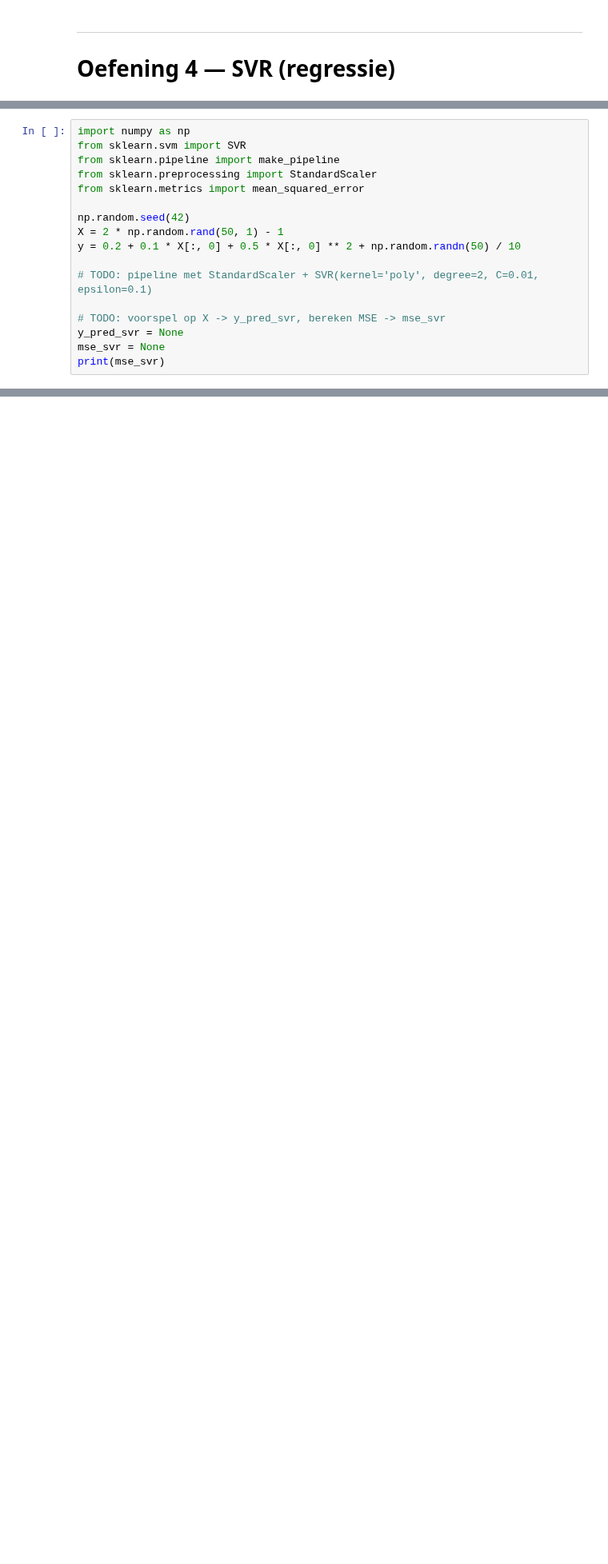
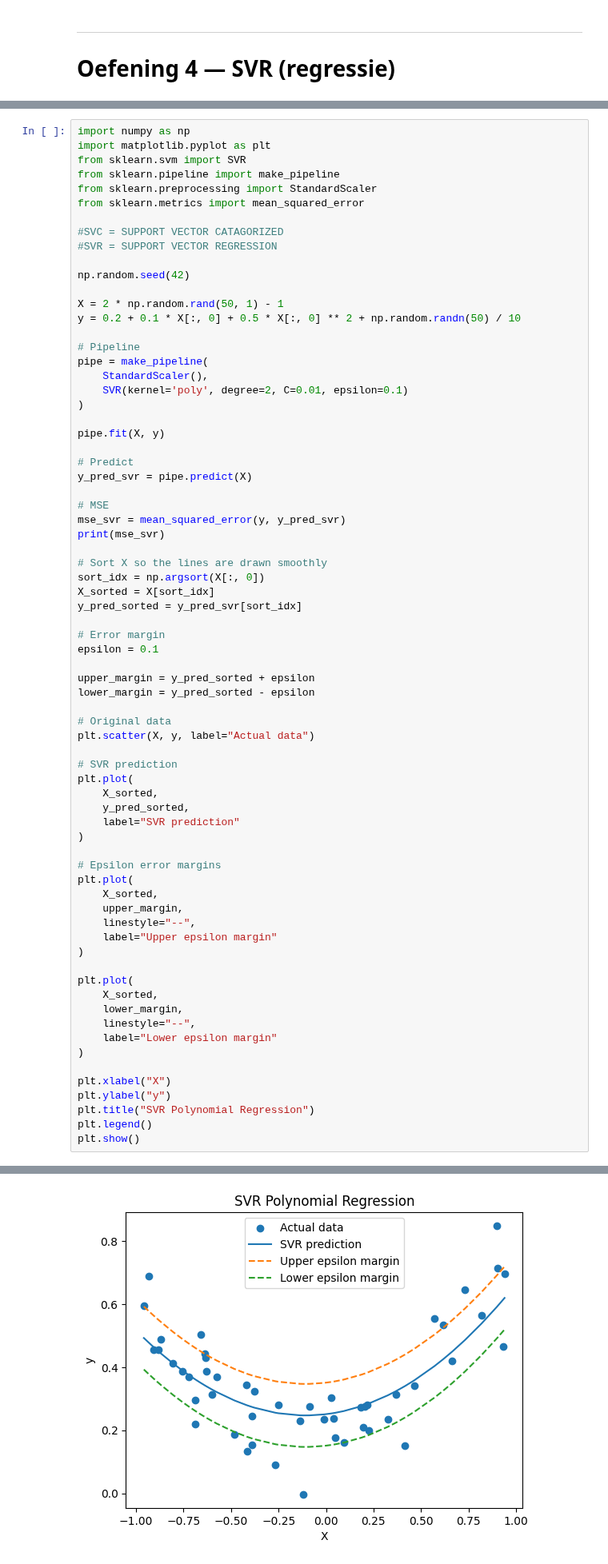
Before and after one commit to BerreNeyrinck/ML-Algo-student, a Jupyter notebook: exercises_with_checks/week02/svm_checkpoint_opgave.ipynb, the cells around one changed output, grey strips where cells are left out. Shown at 80% size. Saved outputs shown, nothing was run; the diff lists cells and outputs as text; blank space fills up the shorter version.

```diff
--- a/exercises_with_checks/week02/svm_checkpoint_opgave.ipynb
+++ b/exercises_with_checks/week02/svm_checkpoint_opgave.ipynb
@@ -114,18 +155,74 @@ print(accuracy_wine)
 - Sla de voorspellingen op de trainingsdata op in `y_pred_svr` en de **MSE op de trainingsdata** in `mse_svr` (float).
 # %%
 import numpy as np
+import matplotlib.pyplot as plt
 from sklearn.svm import SVR
 from sklearn.pipeline import make_pipeline
 from sklearn.preprocessing import StandardScaler
 from sklearn.metrics import mean_squared_error
 
+#SVC = SUPPORT VECTOR CATAGORIZED
+#SVR = SUPPORT VECTOR REGRESSION
+
 np.random.seed(42)
+
 X = 2 * np.random.rand(50, 1) - 1
 y = 0.2 + 0.1 * X[:, 0] + 0.5 * X[:, 0] ** 2 + np.random.randn(50) / 10
 
-# TODO: pipeline met StandardScaler + SVR(kernel='poly', degree=2, C=0.01, epsilon=0.1)
+# Pipeline
+pipe = make_pipeline(
+    StandardScaler(),
+    SVR(kernel='poly', degree=2, C=0.01, epsilon=0.1)
+)
 
-# TODO: voorspel op X -> y_pred_svr, bereken MSE -> mse_svr
-y_pred_svr = None
-mse_svr = None
+pipe.fit(X, y)
+
+# Predict
+y_pred_svr = pipe.predict(X)
+
+# MSE
+mse_svr = mean_squared_error(y, y_pred_svr)
 print(mse_svr)
+
+# Sort X so the lines are drawn smoothly
+sort_idx = np.argsort(X[:, 0])
+X_sorted = X[sort_idx]
+y_pred_sorted = y_pred_svr[sort_idx]
+
+# Error margin
+epsilon = 0.1
+
+upper_margin = y_pred_sorted + epsilon
+lower_margin = y_pred_sorted - epsilon
+
+# Original data
+plt.scatter(X, y, label="Actual data")
+
+# SVR prediction
+plt.plot(
+    X_sorted,
+    y_pred_sorted,
+    label="SVR prediction"
+)
+
+# Epsilon error margins
+plt.plot(
+    X_sorted,
+    upper_margin,
+    linestyle="--",
+    label="Upper epsilon margin"
+)
+
+plt.plot(
+    X_sorted,
+    lower_margin,
+    linestyle="--",
+    label="Lower epsilon margin"
+)
+
+plt.xlabel("X")
+plt.ylabel("y")
+plt.title("SVR Polynomial Regression")
+plt.legend()
+plt.show()
+# %% [output]
@@ -131,0 +230 @@ print(mse_svr)
+[figure, added]
```
Also changed, not shown: parts of 6 cells of this notebook, 11 other files.
